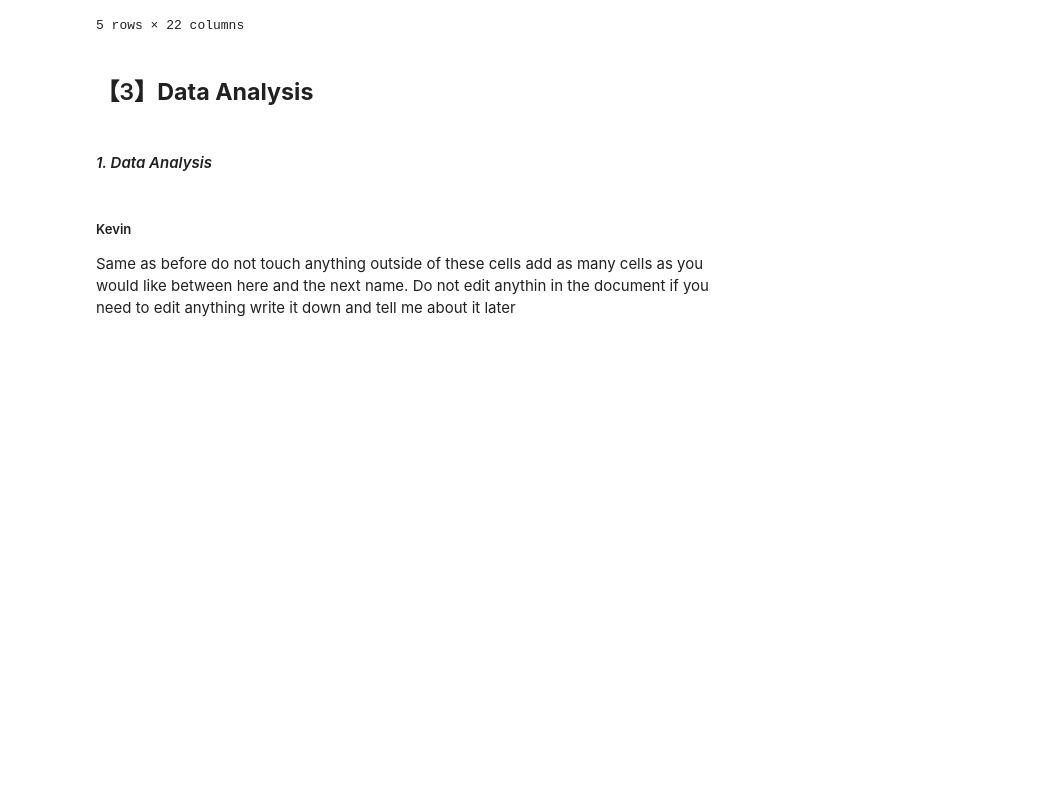
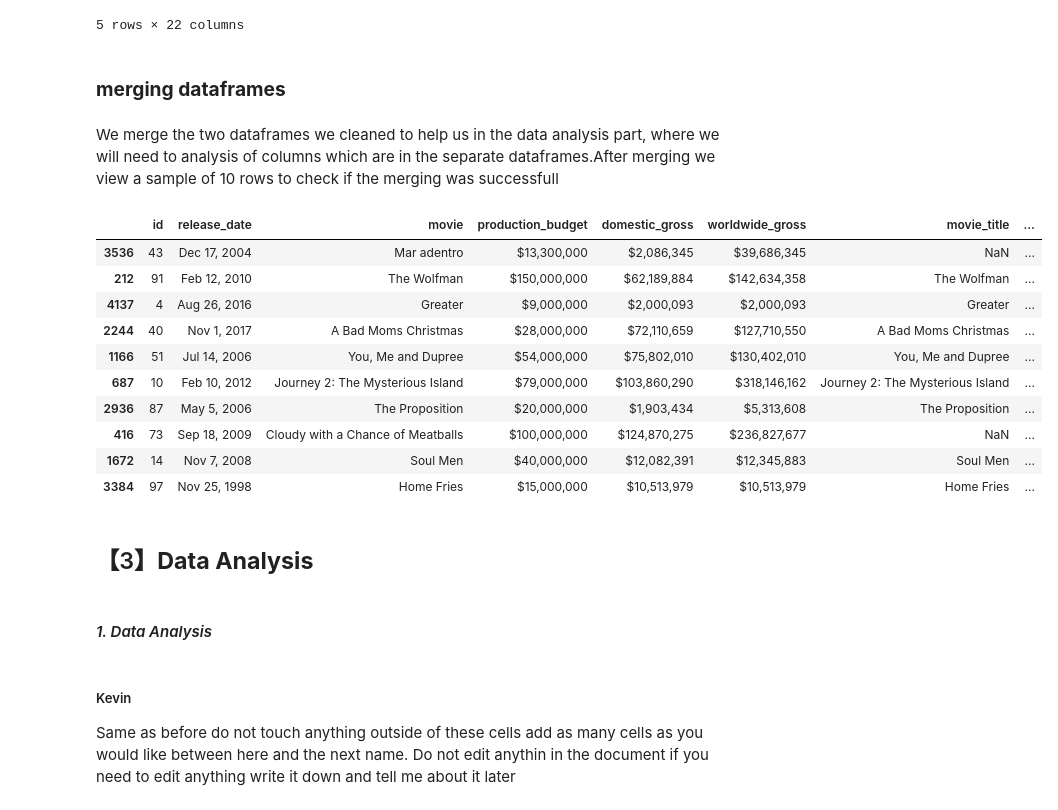
Before and after one commit to Tdoggie/phase-2-project, a Jupyter notebook: index.ipynb, the cells around one changed output. Saved outputs shown, nothing was run; the diff lists cells and outputs as text; code cells hidden in the pictures; blank space fills up the shorter version.

Commit message:
merge dataframes

```diff
--- a/index.ipynb
+++ b/index.ipynb
@@ -504,6 +504,26 @@ rt_df.head()
 | 3 | m/1000013-12_angry_men | 12 Angry Men (Twelve Angry Men) | Following the closing arguments i... | Sidney Lumet's feature debut is a... | NR | Classics, Drama | Sidney Lumet | ... |
 | 4 | m/1000079-20000_leagues_under_the... | 20,000 Leagues Under The Sea | In 1866, Professor Pierre M. Aron... | One of Disney's finest live-actio... | G | Action & Adventure, Drama, Kids &... | Richard Fleischer | ... |
 5 rows × 22 columns
+# %% [markdown]
+### **merging dataframes**
+# %% [markdown]
+We merge the two dataframes we cleaned to help us in the data analysis part, where we will need to analysis of columns which are in the separate dataframes.After merging we view a sample of 10 rows to check if the merging was successfull
+# %%
+# computing the joined df
+merged_df=merged_df = tn_df.merge(rt_df[['movie_title', 'genres','content_rating']], left_on='movie', right_on='movie_title', how='left')
+merged_df.sample(10)
+# %% [output]
+|  | id | release_date | movie | production_budget | domestic_gross | worldwide_gross | movie_title | ... |
+| 3536 | 43 | Dec 17, 2004 | Mar adentro | $13,300,000 | $2,086,345 | $39,686,345 | NaN | ... |
+| 212 | 91 | Feb 12, 2010 | The Wolfman | $150,000,000 | $62,189,884 | $142,634,358 | The Wolfman | ... |
+| 4137 | 4 | Aug 26, 2016 | Greater | $9,000,000 | $2,000,093 | $2,000,093 | Greater | ... |
+| 2244 | 40 | Nov 1, 2017 | A Bad Moms Christmas | $28,000,000 | $72,110,659 | $127,710,550 | A Bad Moms Christmas | ... |
+| 1166 | 51 | Jul 14, 2006 | You, Me and Dupree | $54,000,000 | $75,802,010 | $130,402,010 | You, Me and Dupree | ... |
+| 687 | 10 | Feb 10, 2012 | Journey 2: The Mysterious Island | $79,000,000 | $103,860,290 | $318,146,162 | Journey 2: The Mysterious Island | ... |
+| 2936 | 87 | May 5, 2006 | The Proposition | $20,000,000 | $1,903,434 | $5,313,608 | The Proposition | ... |
+| 416 | 73 | Sep 18, 2009 | Cloudy with a Chance of Meatballs | $100,000,000 | $124,870,275 | $236,827,677 | NaN | ... |
+| 1672 | 14 | Nov 7, 2008 | Soul Men | $40,000,000 | $12,082,391 | $12,345,883 | Soul Men | ... |
+| 3384 | 97 | Nov 25, 1998 | Home Fries | $15,000,000 | $10,513,979 | $10,513,979 | Home Fries | ... |
 # %% [markdown]
 ## 【3】**Data Analysis**
 # %% [markdown]
```
